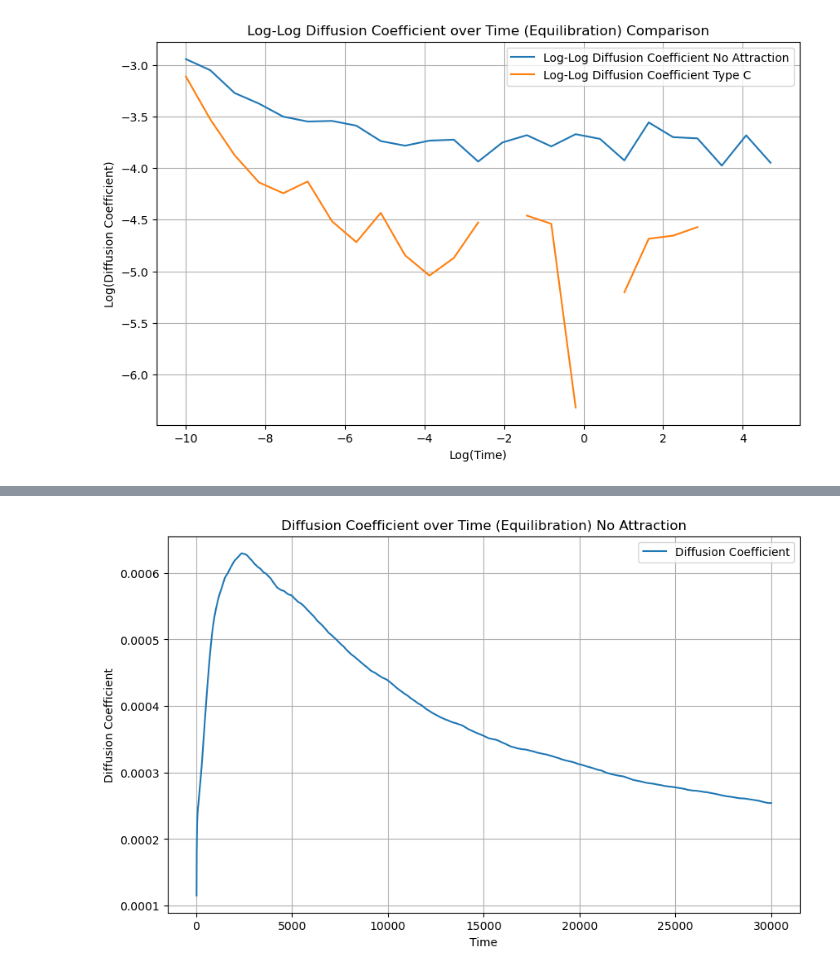
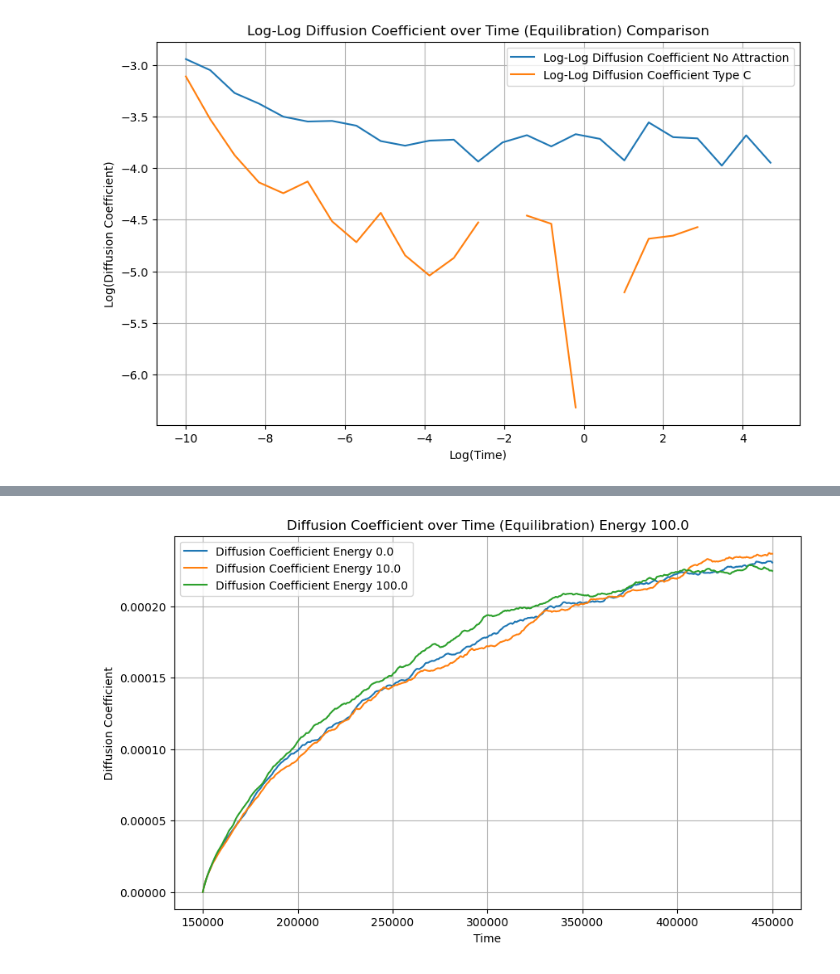
Before and after one commit to anotherbeaver/amine_polymers, a Jupyter notebook: logs/analyze_logs.ipynb, the cells around one changed output, grey strips where cells are left out. Saved outputs shown, nothing was run; the diff lists cells and outputs as text; code cells hidden in the pictures.

```diff
--- a/logs/analyze_logs.ipynb
+++ b/logs/analyze_logs.ipynb
@@ -158,13 +164,22 @@ FileNotFoundError: logs/msd_vector_equil.dat not found.
 # %%
-diffusion_coefficient = data[:, 1] / (6 * data[:, 0])
-# Plot the diffusion coefficient as a function of time
-plt.figure(figsize=(10, 6))
-plt.plot(data[:, 0], diffusion_coefficient, label='Diffusion Coefficient')
-plt.xlabel('Time')
-plt.ylabel('Diffusion Coefficient')
-plt.title('Diffusion Coefficient over Time (Equilibration) No Attraction')
-plt.legend()
-plt.grid()
-plt.show()
+
+def plot_energy_diffusion(energies):
+
+    # Plot the diffusion coefficient as a function of time
+    plt.figure(figsize=(10, 6))
+    for energy in energies:
+        file = f'logs/energy_{int(energy)}.dat'
+        data = np.loadtxt(file, skiprows=2)  # skip the header row
+        # diffusion_coefficient = calc_diff_coeff(file, skip_lines=2, bin_size=200, slope_method=True)
+        diffusion_coefficient = data[:, 1] / (6 * data[:, 0])
+        plt.plot(data[:, 0], diffusion_coefficient, label=f'Diffusion Coefficient Energy {energy}')
+    plt.xlabel('Time')
+    plt.ylabel('Diffusion Coefficient')
+    plt.title(f'Diffusion Coefficient over Time (Equilibration) Energy {energy}')
+    plt.legend()
+    plt.grid()
+    plt.show()
+
+plot_energy_diffusion(energies)
 # %% [output]
-[figure, old version]
+[figure, new version]
```
Also changed, not shown: parts of 6 cells of this notebook, 3 other files.
